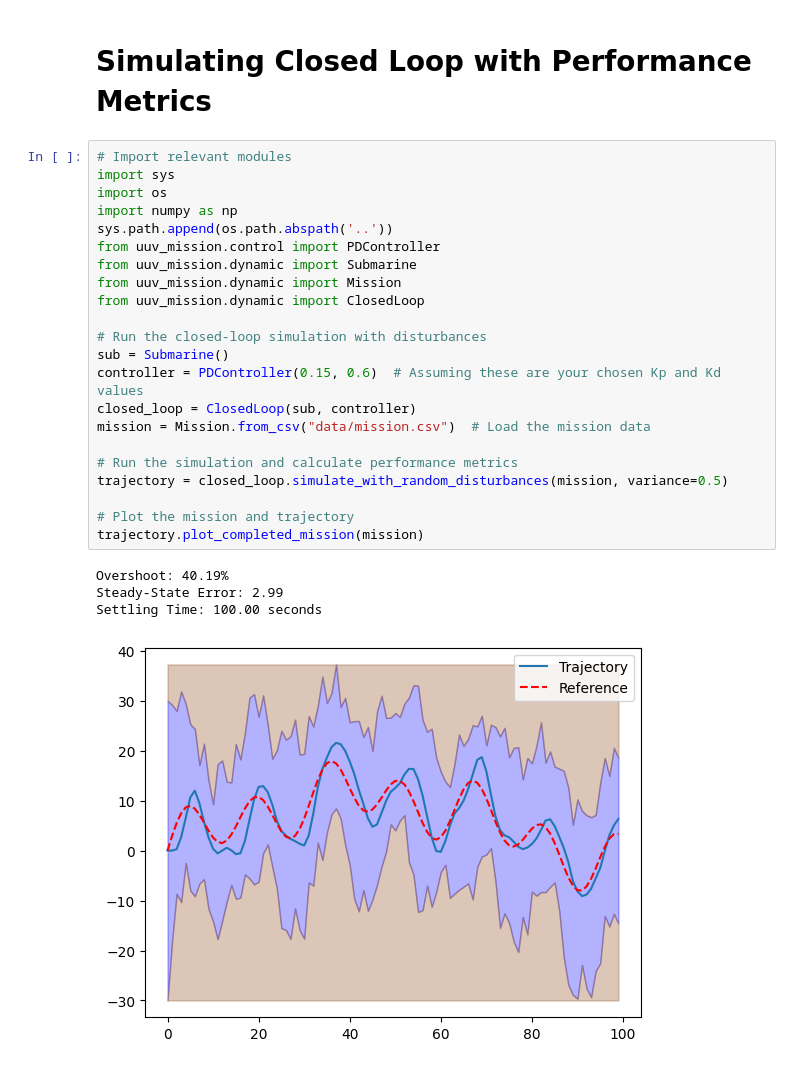
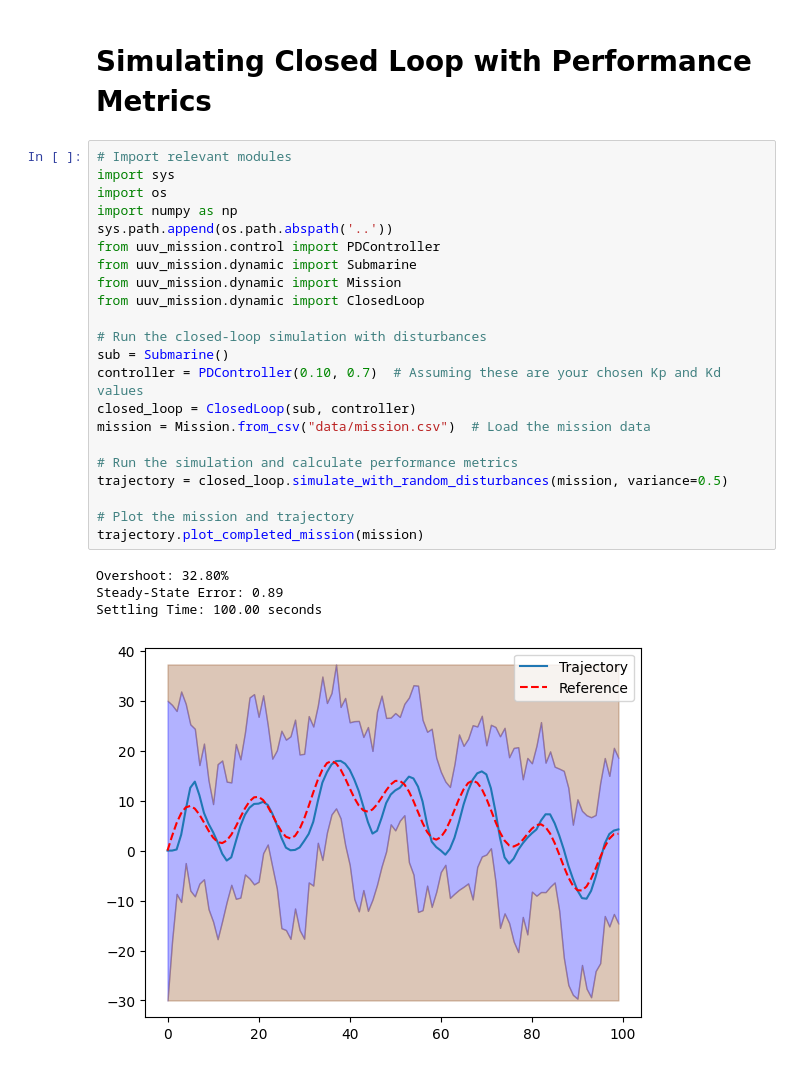
Before and after one commit to jadu444/B1-Scientific-Coding, a Jupyter notebook: notebooks/demo.ipynb, the cells around one changed output. Drawn from its saved outputs; the diff is of its cells as text.

```diff
--- a/notebooks/demo.ipynb
+++ b/notebooks/demo.ipynb
@@ -57,27 +57,27 @@ trajectory.plot_completed_mission(mission)
 # %%
 # Import relevant modules
 import sys
 import os
 import numpy as np
 sys.path.append(os.path.abspath('..'))
 from uuv_mission.control import PDController
 from uuv_mission.dynamic import Submarine
 from uuv_mission.dynamic import Mission
 from uuv_mission.dynamic import ClosedLoop
 
 # Run the closed-loop simulation with disturbances
 sub = Submarine()
-controller = PDController(0.15, 0.6)  # Assuming these are your chosen Kp and Kd values
+controller = PDController(0.10, 0.7)  # Assuming these are your chosen Kp and Kd values
 closed_loop = ClosedLoop(sub, controller)
 mission = Mission.from_csv("data/mission.csv")  # Load the mission data
 
 # Run the simulation and calculate performance metrics
 trajectory = closed_loop.simulate_with_random_disturbances(mission, variance=0.5)
 
 # Plot the mission and trajectory
 trajectory.plot_completed_mission(mission)
 # %% [output]
-Overshoot: 40.19%
-Steady-State Error: 2.99
+Overshoot: 32.80%
+Steady-State Error: 0.89
 Settling Time: 100.00 seconds
-[figure, old version]
+[figure, new version]
```
Also changed, not shown: 1 other file.
